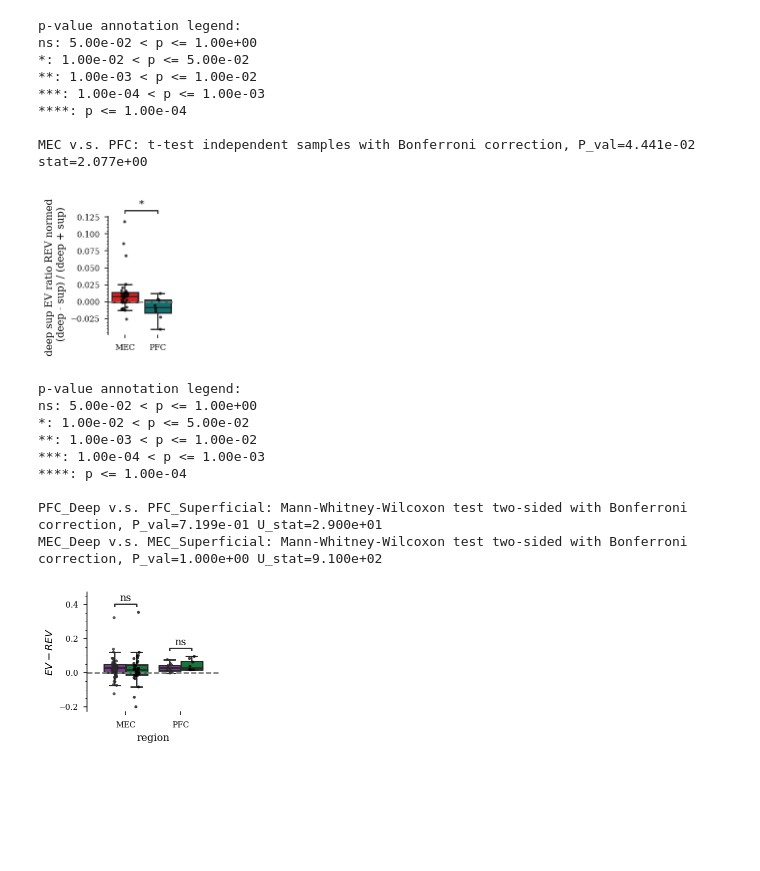
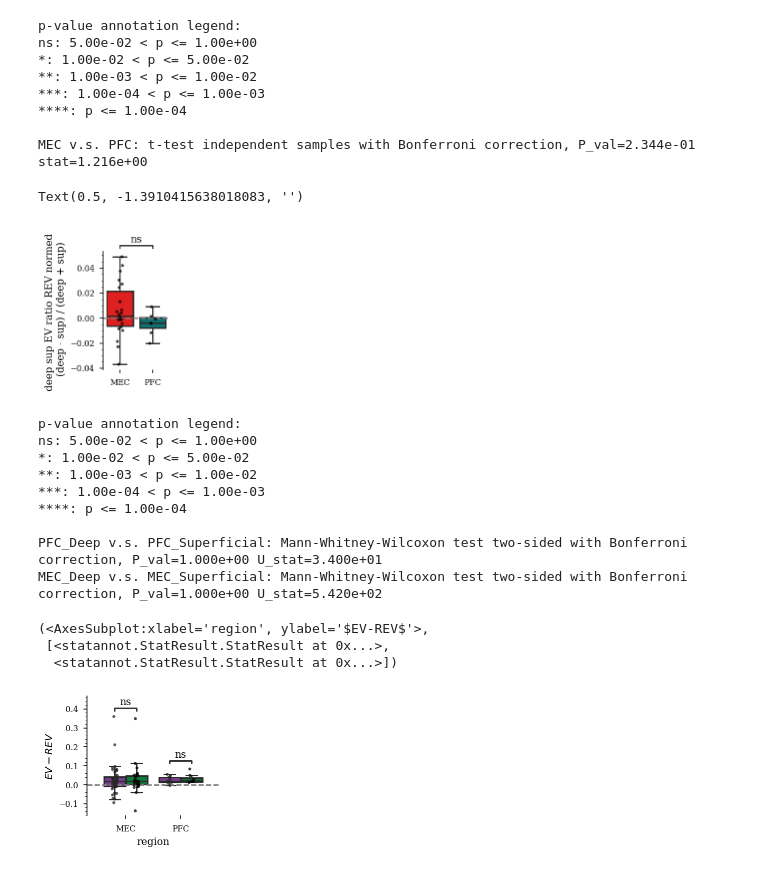
Before and after one commit to ryanharvey1/ripple_heterogeneity, a Jupyter notebook: scripts/readout/explained_var.ipynb, the cells around one changed output. Saved outputs shown, nothing was run; the diff lists cells and outputs as text; code cells hidden in the pictures; blank space fills up the shorter version.

```diff
--- a/scripts/readout/explained_var.ipynb
+++ b/scripts/readout/explained_var.ipynb
@@ -37,7 +39,7 @@ sessions["basepath"] = cell_metrics[
 ].basepath.unique()
 # %%
 save_path = (
-    r"Z:\home\ryanh\projects\ripple_heterogeneity\readout_explained_var_ripples_extend_50ms_w_pairwise_corr_w_uid"
+    r"Z:\home\ryanh\projects\ripple_heterogeneity\readout_explained_var_ripples_extend_50ms_w_pairwise_corr_w_uid_new_deep_sup"
 )
 
 batch_analysis.run(
@@ -354,40 +356,41 @@ fig = plt.figure(
 group_colors = {"MEC": "#de2020", "PFC": "#116f70"}
 sns.set_palette(sns.color_palette(group_colors.values()))
 
 df_wide.loc[df_wide.region == "EC1|EC2|EC3|EC4|EC5|MEC", "region"] = "MEC"
 
 ax = sns.boxplot(y="deep_sup_ev_ratio_ev_norm", x="region",
             palette=["#de2020", "#116f70"],
             data=df_wide,showfliers=False,saturation=1)
 sns.stripplot(y="deep_sup_ev_ratio_ev_norm", x="region",
             data=df_wide,dodge=True,color='k',size=3,alpha=.75)
 
 
 sns.despine(bottom=True)
 ax = plt.gca()
 ax.yaxis.set_minor_locator(AutoMinorLocator())
 plt.ylabel("deep sup EV ratio REV normed \n (deep - sup) / (deep + sup)")
 plt.axhline(0, color='grey', linestyle='--')
 add_stat_annotation(plt.gca(), data=df_wide, y="deep_sup_ev_ratio_ev_norm", x="region",order=["MEC", "PFC"],
                     box_pairs=[("MEC", "PFC")],
                     test='t-test_ind', text_format='star', loc='outside', verbose=2)
 plt.xlabel("")
 
-plt.savefig(
-    os.path.join(fig_save_path, "explained_var_deep_sup_ratio_regions.svg"),
-    dpi=300,
-    bbox_inches="tight",
-)
+# plt.savefig(
+#     os.path.join(fig_save_path, "explained_var_deep_sup_ratio_regions.svg"),
+#     dpi=300,
+#     bbox_inches="tight",
+# )
 # %% [output]
 p-value annotation legend:
 ns: 5.00e-02 < p <= 1.00e+00
 *: 1.00e-02 < p <= 5.00e-02
 **: 1.00e-03 < p <= 1.00e-02
 ***: 1.00e-04 < p <= 1.00e-03
 ****: p <= 1.00e-04
 
-MEC v.s. PFC: t-test independent samples with Bonferroni correction, P_val=4.441e-02 stat=2.077e+00
+MEC v.s. PFC: t-test independent samples with Bonferroni correction, P_val=2.344e-01 stat=1.216e+00
+Text(0.5, -1.3910415638018083, '')
-[figure, old version]
+[figure, new version]
 # %%
 w,h = functions.set_size("thesis", fraction=0.2, subplots=(3, 1))
 
@@ -420,11 +423,11 @@ box_pairs=[(("MEC", "Deep"), ("MEC", "Superficial")),
 add_stat_annotation(plt.gca(), data=ev_df, y="ev_norm", x="region",hue="sublayer",
                     box_pairs=box_pairs,
                     test='Mann-Whitney', text_format='star', loc='inside', verbose=2)
-plt.savefig(
-    os.path.join(fig_save_path, "explained_var_deep_sup_regions.svg"),
-    dpi=300,
-    bbox_inches="tight",
-)
+# plt.savefig(
+#     os.path.join(fig_save_path, "explained_var_deep_sup_regions.svg"),
+#     dpi=300,
+#     bbox_inches="tight",
+# )
 # %% [output]
 p-value annotation legend:
 ns: 5.00e-02 < p <= 1.00e+00
@@ -433,6 +436,9 @@ ns: 5.00e-02 < p <= 1.00e+00
 ***: 1.00e-04 < p <= 1.00e-03
 ****: p <= 1.00e-04
 
-PFC_Deep v.s. PFC_Superficial: Mann-Whitney-Wilcoxon test two-sided with Bonferroni correction, P_val=7.199e-01 U_stat=2.900e+01
-MEC_Deep v.s. MEC_Superficial: Mann-Whitney-Wilcoxon test two-sided with Bonferroni correction, P_val=1.000e+00 U_stat=9.100e+02
+PFC_Deep v.s. PFC_Superficial: Mann-Whitney-Wilcoxon test two-sided with Bonferroni correction, P_val=1.000e+00 U_stat=3.400e+01
+MEC_Deep v.s. MEC_Superficial: Mann-Whitney-Wilcoxon test two-sided with Bonferroni correction, P_val=1.000e+00 U_stat=5.420e+02
+(<AxesSubplot:xlabel='region', ylabel='$EV-REV$'>,
+ [<statannot.StatResult.StatResult at 0x...>,
+  <statannot.StatResult.StatResult at 0x...>])
-[figure, old version]
+[figure, new version]
```
Also changed, not shown: parts of 10 cells of this notebook, 1 other file.
